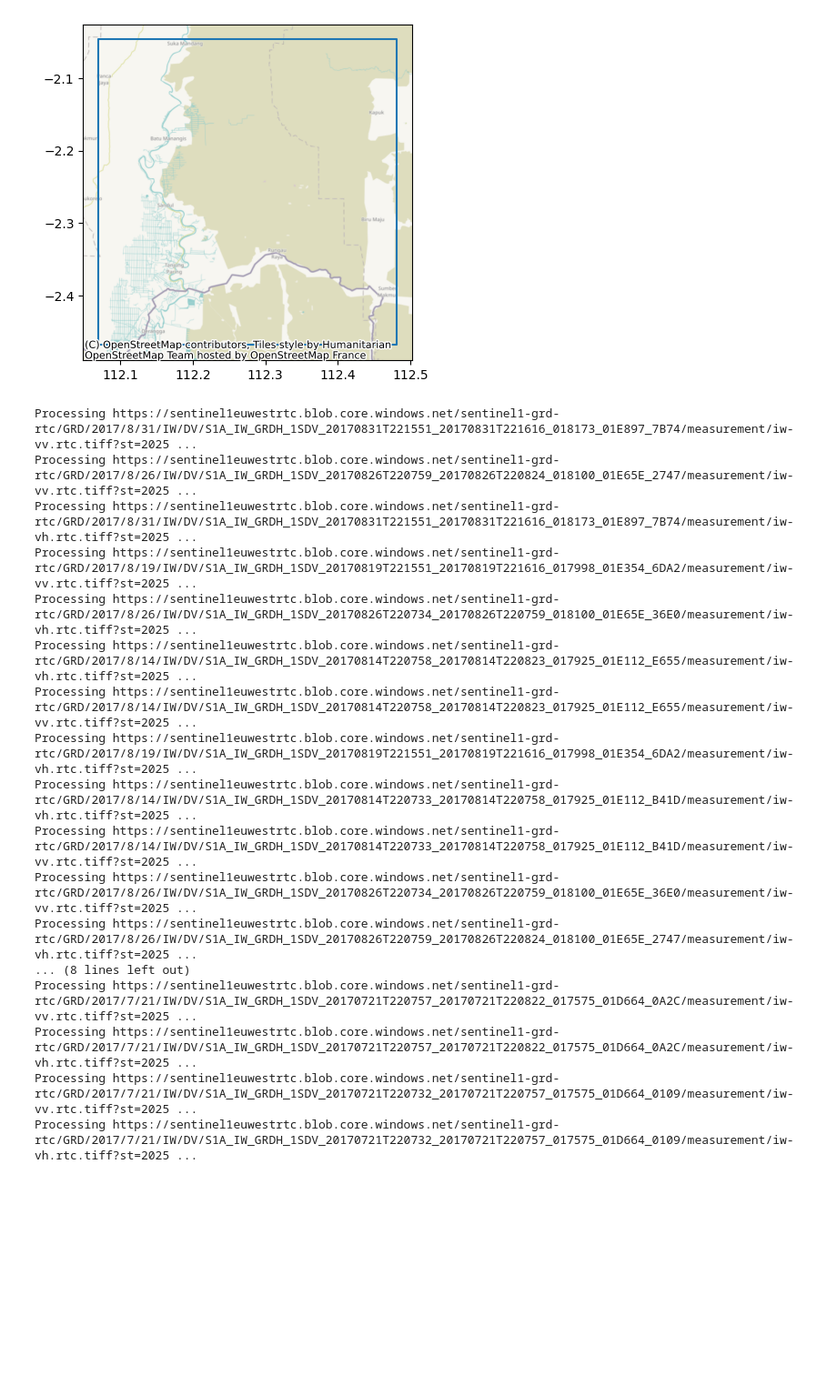
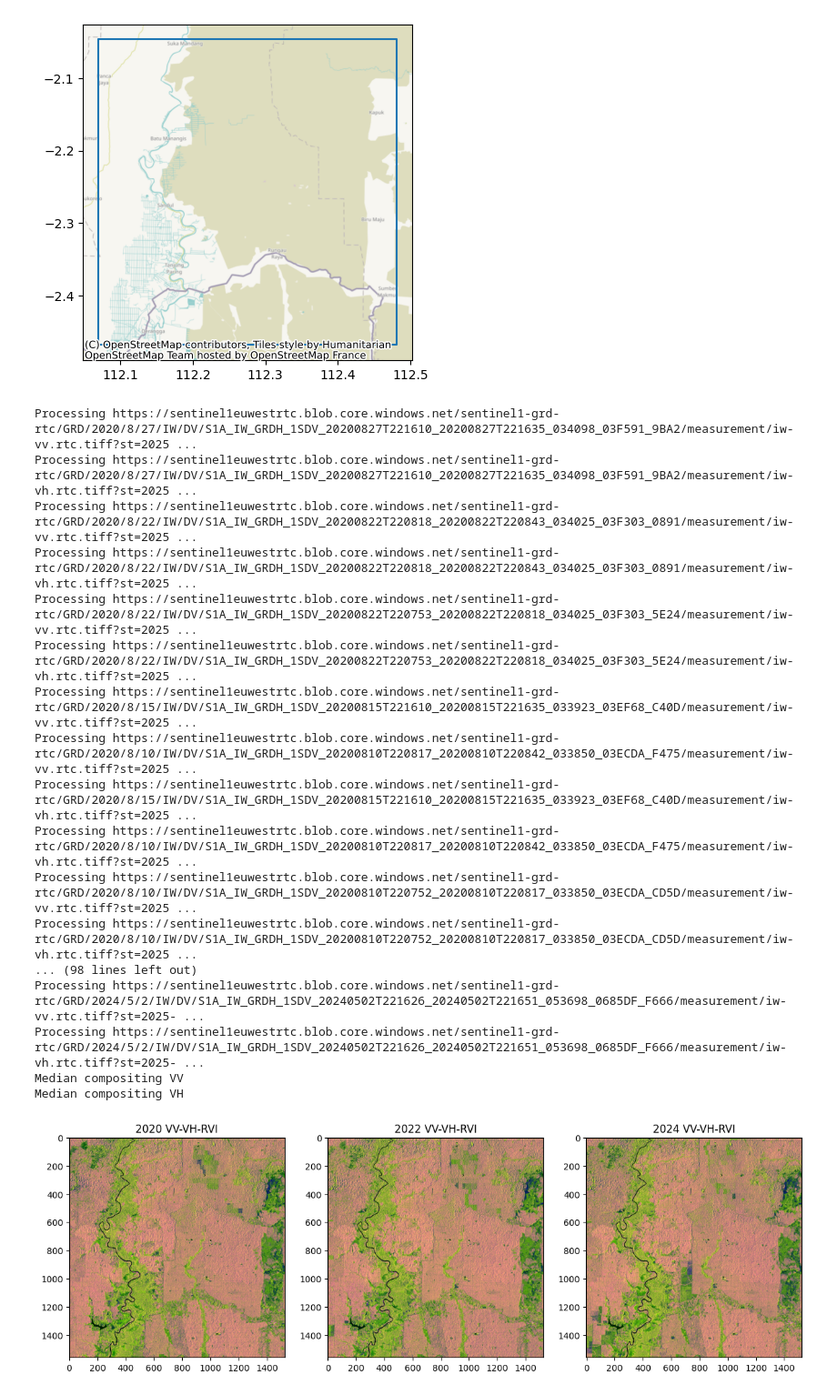
Before and after one commit to ramiqcom/remote-sensing-python, a Jupyter notebook: notebook/oil_palm_mapping_s1/notebook.ipynb, the cells around one changed output. Shown at 91% size. Drawn from its saved outputs; the diff is of its cells as text; code cells hidden in the pictures; blank space fills up the shorter version.

```diff
--- a/notebook/oil_palm_mapping_s1/notebook.ipynb
+++ b/notebook/oil_palm_mapping_s1/notebook.ipynb
@@ -12,7 +18,7 @@ from pystac_client import Client
 # %%
 # Parameter
 ROI = "central_kalimantan.geojson"
-YEARS = [2017, 2020, 2024]
+YEARS = [2020, 2022, 2024]
 CATALOG = "https://planetarycomputer.microsoft.com/api/stac/v1/"
 COLLECTION = "sentinel-1-rtc"
 BANDS = ["vv", "vh"]
@@ -131,24 +123,55 @@ def s1_median(year: int):
 
     return vv_median, vh_median
 # %%
-# Generate median s1 for 2017
-image_s1_2017 = s1_median(2017)
-image_s1_2017
+# Generate median s1 for all the years
+images_s1 = [dict(year=year, image=s1_median(year)) for year in YEARS]
 # %% [output]
-Processing https://sentinel1euwestrtc.blob.core.windows.net/sentinel1-grd-rtc/GRD/2017/8/31/IW/DV/S1A_IW_GRDH_1SDV_20170831T221551_20170831T221616_018173_01E897_7B74/measurement/iw-vv.rtc.tiff?st=2025 ...
-Processing https://sentinel1euwestrtc.blob.core.windows.net/sentinel1-grd-rtc/GRD/2017/8/26/IW/DV/S1A_IW_GRDH_1SDV_20170826T220759_20170826T220824_018100_01E65E_2747/measurement/iw-vv.rtc.tiff?st=2025 ...
-Processing https://sentinel1euwestrtc.blob.core.windows.net/sentinel1-grd-rtc/GRD/2017/8/31/IW/DV/S1A_IW_GRDH_1SDV_20170831T221551_20170831T221616_018173_01E897_7B74/measurement/iw-vh.rtc.tiff?st=2025 ...
-Processing https://sentinel1euwestrtc.blob.core.windows.net/sentinel1-grd-rtc/GRD/2017/8/19/IW/DV/S1A_IW_GRDH_1SDV_20170819T221551_20170819T221616_017998_01E354_6DA2/measurement/iw-vv.rtc.tiff?st=2025 ...
-Processing https://sentinel1euwestrtc.blob.core.windows.net/sentinel1-grd-rtc/GRD/2017/8/26/IW/DV/S1A_IW_GRDH_1SDV_20170826T220734_20170826T220759_018100_01E65E_36E0/measurement/iw-vh.rtc.tiff?st=2025 ...
-Processing https://sentinel1euwestrtc.blob.core.windows.net/sentinel1-grd-rtc/GRD/2017/8/14/IW/DV/S1A_IW_GRDH_1SDV_20170814T220758_20170814T220823_017925_01E112_E655/measurement/iw-vh.rtc.tiff?st=2025 ...
-Processing https://sentinel1euwestrtc.blob.core.windows.net/sentinel1-grd-rtc/GRD/2017/8/14/IW/DV/S1A_IW_GRDH_1SDV_20170814T220758_20170814T220823_017925_01E112_E655/measurement/iw-vv.rtc.tiff?st=2025 ...
-Processing https://sentinel1euwestrtc.blob.core.windows.net/sentinel1-grd-rtc/GRD/2017/8/19/IW/DV/S1A_IW_GRDH_1SDV_20170819T221551_20170819T221616_017998_01E354_6DA2/measurement/iw-vh.rtc.tiff?st=2025 ...
-Processing https://sentinel1euwestrtc.blob.core.windows.net/sentinel1-grd-rtc/GRD/2017/8/14/IW/DV/S1A_IW_GRDH_1SDV_20170814T220733_20170814T220758_017925_01E112_B41D/measurement/iw-vh.rtc.tiff?st=2025 ...
-Processing https://sentinel1euwestrtc.blob.core.windows.net/sentinel1-grd-rtc/GRD/2017/8/14/IW/DV/S1A_IW_GRDH_1SDV_20170814T220733_20170814T220758_017925_01E112_B41D/measurement/iw-vv.rtc.tiff?st=2025 ...
-Processing https://sentinel1euwestrtc.blob.core.windows.net/sentinel1-grd-rtc/GRD/2017/8/26/IW/DV/S1A_IW_GRDH_1SDV_20170826T220734_20170826T220759_018100_01E65E_36E0/measurement/iw-vv.rtc.tiff?st=2025 ...
-Processing https://sentinel1euwestrtc.blob.core.windows.net/sentinel1-grd-rtc/GRD/2017/8/26/IW/DV/S1A_IW_GRDH_1SDV_20170826T220759_20170826T220824_018100_01E65E_2747/measurement/iw-vh.rtc.tiff?st=2025 ...
-... (8 lines left out)
-Processing https://sentinel1euwestrtc.blob.core.windows.net/sentinel1-grd-rtc/GRD/2017/7/21/IW/DV/S1A_IW_GRDH_1SDV_20170721T220757_20170721T220822_017575_01D664_0A2C/measurement/iw-vv.rtc.tiff?st=2025 ...
-Processing https://sentinel1euwestrtc.blob.core.windows.net/sentinel1-grd-rtc/GRD/2017/7/21/IW/DV/S1A_IW_GRDH_1SDV_20170721T220757_20170721T220822_017575_01D664_0A2C/measurement/iw-vh.rtc.tiff?st=2025 ...
-Processing https://sentinel1euwestrtc.blob.core.windows.net/sentinel1-grd-rtc/GRD/2017/7/21/IW/DV/S1A_IW_GRDH_1SDV_20170721T220732_20170721T220757_017575_01D664_0109/measurement/iw-vv.rtc.tiff?st=2025 ...
-Processing https://sentinel1euwestrtc.blob.core.windows.net/sentinel1-grd-rtc/GRD/2017/7/21/IW/DV/S1A_IW_GRDH_1SDV_20170721T220732_20170721T220757_017575_01D664_0109/measurement/iw-vh.rtc.tiff?st=2025 ...
+Processing https://sentinel1euwestrtc.blob.core.windows.net/sentinel1-grd-rtc/GRD/2020/8/27/IW/DV/S1A_IW_GRDH_1SDV_20200827T221610_20200827T221635_034098_03F591_9BA2/measurement/iw-vv.rtc.tiff?st=2025 ...
+Processing https://sentinel1euwestrtc.blob.core.windows.net/sentinel1-grd-rtc/GRD/2020/8/27/IW/DV/S1A_IW_GRDH_1SDV_20200827T221610_20200827T221635_034098_03F591_9BA2/measurement/iw-vh.rtc.tiff?st=2025 ...
+Processing https://sentinel1euwestrtc.blob.core.windows.net/sentinel1-grd-rtc/GRD/2020/8/22/IW/DV/S1A_IW_GRDH_1SDV_20200822T220818_20200822T220843_034025_03F303_0891/measurement/iw-vv.rtc.tiff?st=2025 ...
+Processing https://sentinel1euwestrtc.blob.core.windows.net/sentinel1-grd-rtc/GRD/2020/8/22/IW/DV/S1A_IW_GRDH_1SDV_20200822T220818_20200822T220843_034025_03F303_0891/measurement/iw-vh.rtc.tiff?st=2025 ...
+Processing https://sentinel1euwestrtc.blob.core.windows.net/sentinel1-grd-rtc/GRD/2020/8/22/IW/DV/S1A_IW_GRDH_1SDV_20200822T220753_20200822T220818_034025_03F303_5E24/measurement/iw-vv.rtc.tiff?st=2025 ...
+Processing https://sentinel1euwestrtc.blob.core.windows.net/sentinel1-grd-rtc/GRD/2020/8/22/IW/DV/S1A_IW_GRDH_1SDV_20200822T220753_20200822T220818_034025_03F303_5E24/measurement/iw-vh.rtc.tiff?st=2025 ...
+Processing https://sentinel1euwestrtc.blob.core.windows.net/sentinel1-grd-rtc/GRD/2020/8/15/IW/DV/S1A_IW_GRDH_1SDV_20200815T221610_20200815T221635_033923_03EF68_C40D/measurement/iw-vv.rtc.tiff?st=2025 ...
+Processing https://sentinel1euwestrtc.blob.core.windows.net/sentinel1-grd-rtc/GRD/2020/8/10/IW/DV/S1A_IW_GRDH_1SDV_20200810T220817_20200810T220842_033850_03ECDA_F475/measurement/iw-vv.rtc.tiff?st=2025 ...
+Processing https://sentinel1euwestrtc.blob.core.windows.net/sentinel1-grd-rtc/GRD/2020/8/15/IW/DV/S1A_IW_GRDH_1SDV_20200815T221610_20200815T221635_033923_03EF68_C40D/measurement/iw-vh.rtc.tiff?st=2025 ...
+Processing https://sentinel1euwestrtc.blob.core.windows.net/sentinel1-grd-rtc/GRD/2020/8/10/IW/DV/S1A_IW_GRDH_1SDV_20200810T220817_20200810T220842_033850_03ECDA_F475/measurement/iw-vh.rtc.tiff?st=2025 ...
+Processing https://sentinel1euwestrtc.blob.core.windows.net/sentinel1-grd-rtc/GRD/2020/8/10/IW/DV/S1A_IW_GRDH_1SDV_20200810T220752_20200810T220817_033850_03ECDA_CD5D/measurement/iw-vv.rtc.tiff?st=2025 ...
+Processing https://sentinel1euwestrtc.blob.core.windows.net/sentinel1-grd-rtc/GRD/2020/8/10/IW/DV/S1A_IW_GRDH_1SDV_20200810T220752_20200810T220817_033850_03ECDA_CD5D/measurement/iw-vh.rtc.tiff?st=2025 ...
+... (98 lines left out)
+Processing https://sentinel1euwestrtc.blob.core.windows.net/sentinel1-grd-rtc/GRD/2024/5/2/IW/DV/S1A_IW_GRDH_1SDV_20240502T221626_20240502T221651_053698_0685DF_F666/measurement/iw-vv.rtc.tiff?st=2025- ...
+Processing https://sentinel1euwestrtc.blob.core.windows.net/sentinel1-grd-rtc/GRD/2024/5/2/IW/DV/S1A_IW_GRDH_1SDV_20240502T221626_20240502T221651_053698_0685DF_F666/measurement/iw-vh.rtc.tiff?st=2025- ...
+Median compositing VV
+Median compositing VH
+# %%
+# Plot it per years
+plt.figure(figsize=(15, 5))
+
+for index in range(len(images_s1)):
+    dict_image = images_s1[index]
+    year = dict_image["year"]
+    vv, vh = dict_image["image"]
+
+    # Generate RVI
+    rvi = ((vv / 1e4 - vh / 1e4) / (vv / 1e4 + vh / 1e4) * 1e4).astype("int16")
+
+    # Add it to dict too..
+    images_s1[index]["rvi"] = rvi
+
+    # Rescale data for visualiztion
+    composite = np.dstack(
+        [
+            rescale_intensity(vv, in_range=(1000, 4000), out_range=(0, 1)),
+            rescale_intensity(vh, in_range=(0, 1000), out_range=(0, 1)),
+            rescale_intensity(rvi, in_range=(5000, 10000), out_range=(0, 1)),
+        ]
+    )
+
+    plt.subplot(1, 3, index + 1)
+    plt.title(f"{year} VV-VH-RVI")
+    plt.imshow(composite)
+
+    # Add the composite to the dict for segmentation
+    images_s1[index]["composite"] = composite
+# %% [output]
+[figure, added]
```
Also changed, not shown: parts of 3 cells of this notebook, 3 other files.
